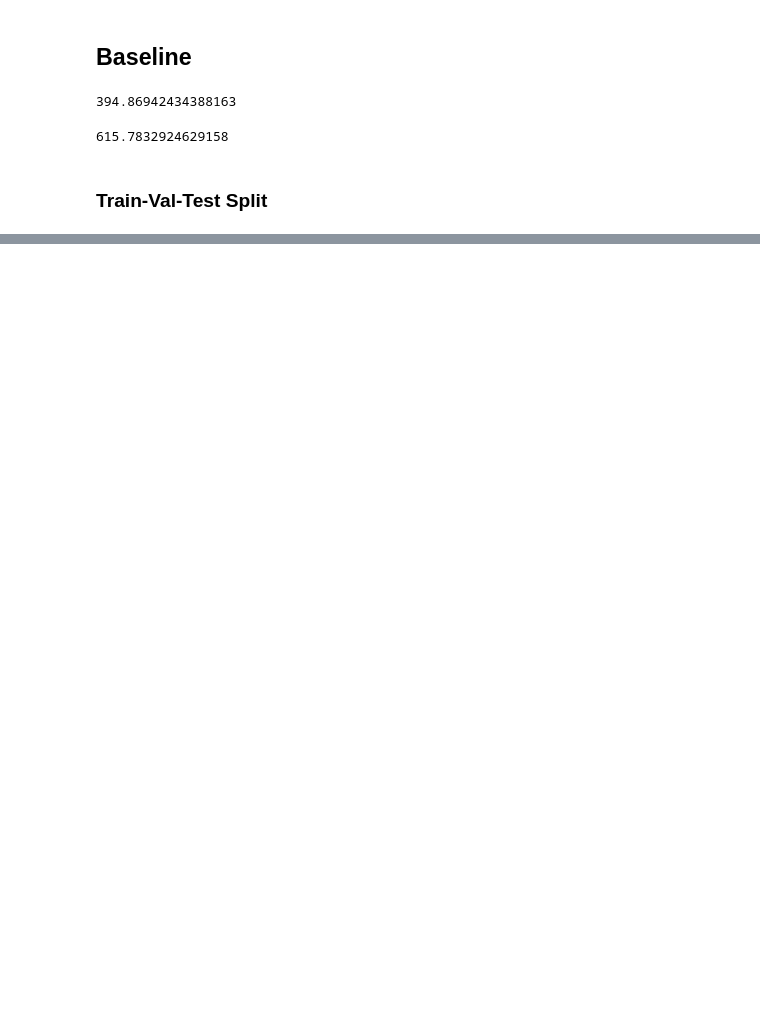
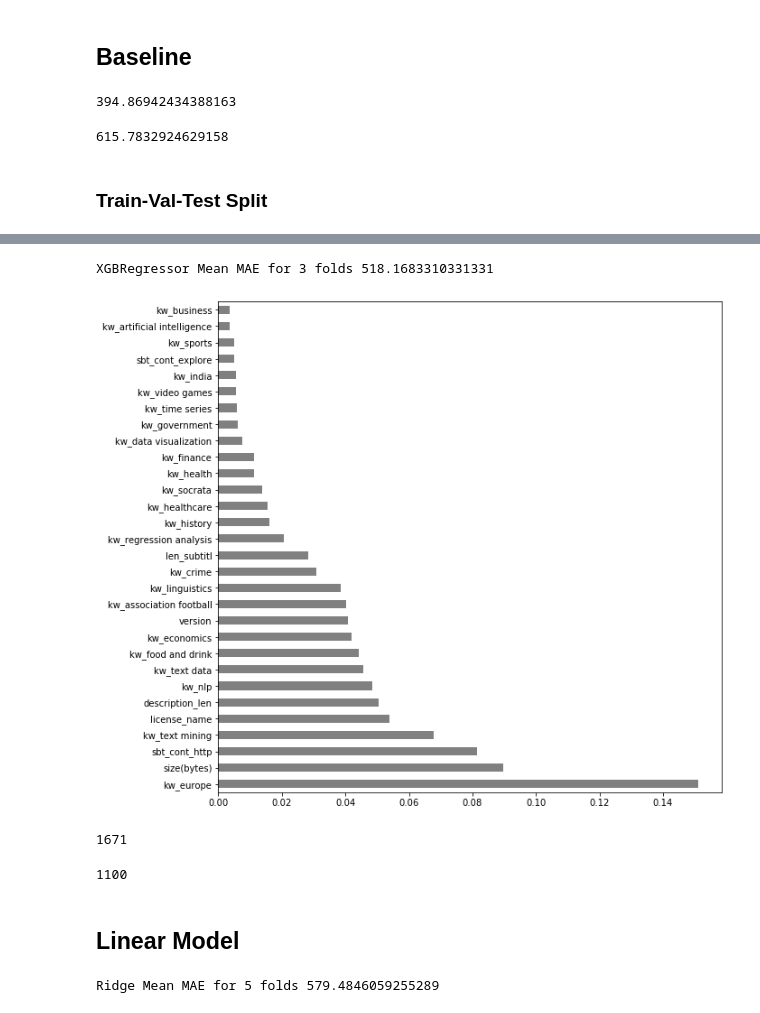
Before and after one commit to taycurran/Build2Rep, a Jupyter notebook: KDatasets.ipynb, the cells around one changed output, grey strips where cells are left out. Drawn from its saved outputs; the diff is of its cells as text; code cells hidden in the pictures; blank space fills up the shorter version.

Commit message:
final plots

```diff
--- a/KDatasets.ipynb
+++ b/KDatasets.ipynb
@@ -432,6 +445,17 @@ pipeline = make_pipeline(
 # %%
+
+pipeline = make_pipeline(
+    ce.OrdinalEncoder(),
+    StandardScaler(),
+    XGBRegressor(n_estimators=50, objective='reg:squarederror', n_jobs=9)
+)
+pipeline.fit(X_train, y_train)
+y_pred = pipeline.predict(X_train)
+
 k = 3
 scores = cross_val_score(pipeline, X_train, y_train, cv=k,
                         scoring='neg_mean_absolute_error')
 
-print(f"MAE for {k} folds", -scores)
+print(f"XGBRegressor Mean MAE for {k} folds", -scores.mean())
+# %% [output]
+XGBRegressor Mean MAE for 3 folds 518.1683310331331
@@ -437,0 +464,19 @@ print(f"MAE for {k} folds", -scores)
+# %%
+model = pipeline['xgbregressor']
+encoder = pipeline['ordinalencoder']
+enc_cols = encoder.transform(X_train).columns
+fi = pd.Series(model.feature_importances_, enc_cols)
+plt.figure(figsize=(10,10))
+fi.sort_values().nlargest(30).plot.barh(color='grey');
+# %% [output]
+[figure, added]
+# %%
+maskZero = dfReg[target] == 0
+maskZero.sum()
+# %% [output]
+1671
+# %%
+maskTop = dfReg[target] >= 1000
+maskTop.sum()
+# %% [output]
+1100
@@ -437,0 +485,21 @@ print(f"MAE for {k} folds", -scores)
+# %% [markdown]
+## Linear Model
+# %%
+from sklearn.linear_model import Ridge
+
+linear = make_pipeline(
+    #ce.OneHotEncoder(use_cat_names=True),
+    ce.OrdinalEncoder(),
+    StandardScaler(),
+    Ridge()
+)
+linear.fit(X_train, y_train)
+y_pred_lin = linear.predict(X_train)
+
+k = 5
+scores_lin = cross_val_score(linear, X_train, y_train, cv=k,
+                        scoring='neg_mean_absolute_error')
+
+print(f"Ridge Mean MAE for {k} folds", -scores_lin.mean())
+# %% [output]
+Ridge Mean MAE for 5 folds 579.4846059255289
```
Also changed, not shown: parts of 46 cells of this notebook, 2 other files.
